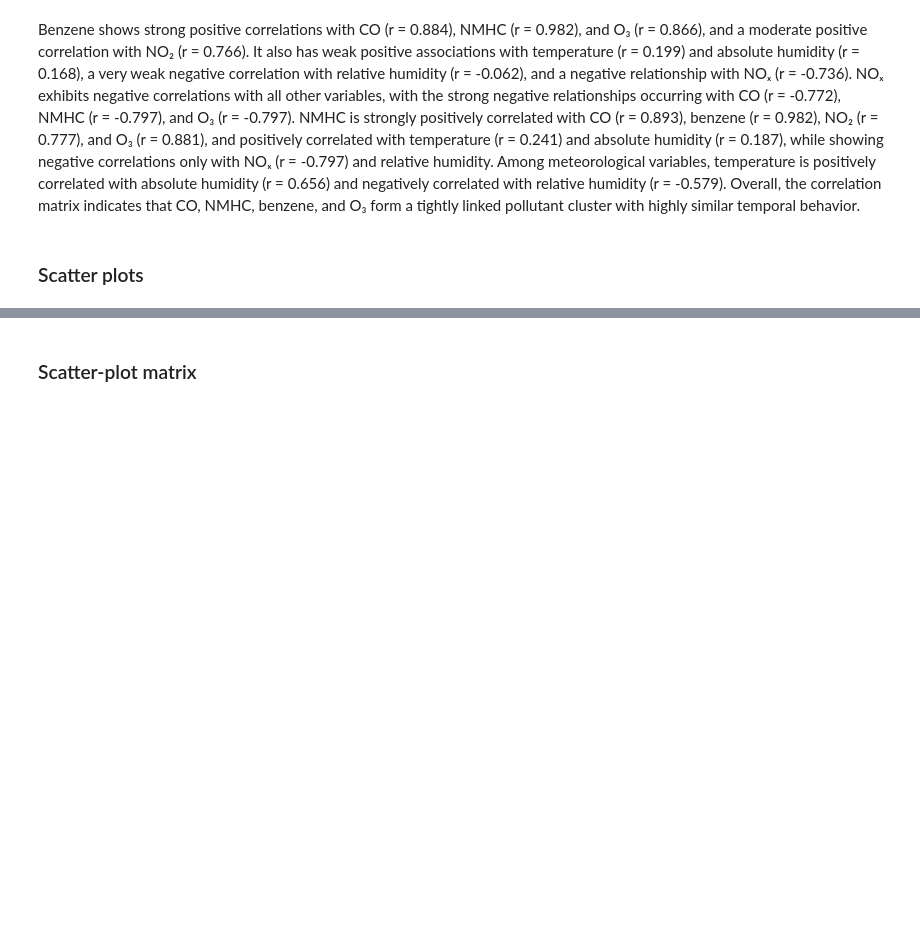
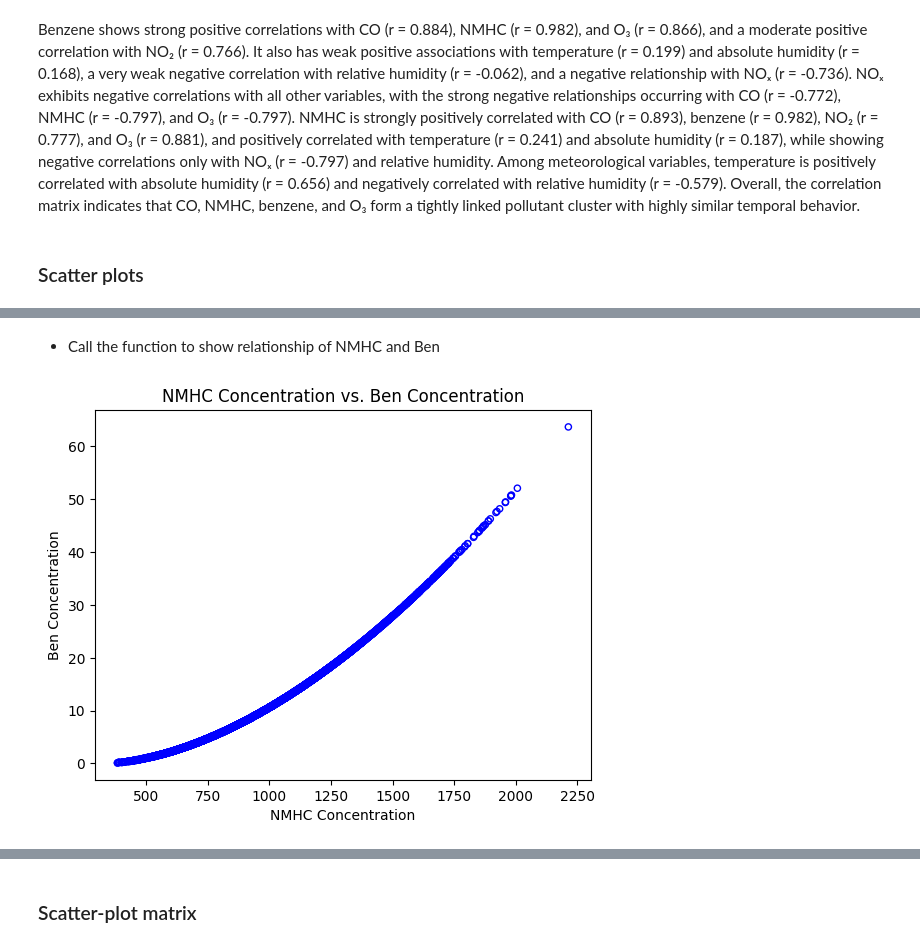
Before and after one commit to bingxiaochen/ST-554-Project1, a Jupyter notebook: Task2/Project1_Task2_Hui.ipynb, the cells around one changed output, grey strips where cells are left out. Cells and saved outputs as stored; diff of their text form; code cells hidden in the pictures; blank space fills up the shorter version.

```diff
--- a/Task2/Project1_Task2_Hui.ipynb
+++ b/Task2/Project1_Task2_Hui.ipynb
@@ -264,0 +283,6 @@ X_df.plot.scatter(x = "CO", y = "Ben")
+# %% [markdown]
+- Call the function to show relationship of NMHC and Ben
+# %%
+plot_scatter(X_df, "NMHC", "Ben")
+# %% [output]
+[figure, added]
```
Also changed, not shown: parts of 6 cells of this notebook.
